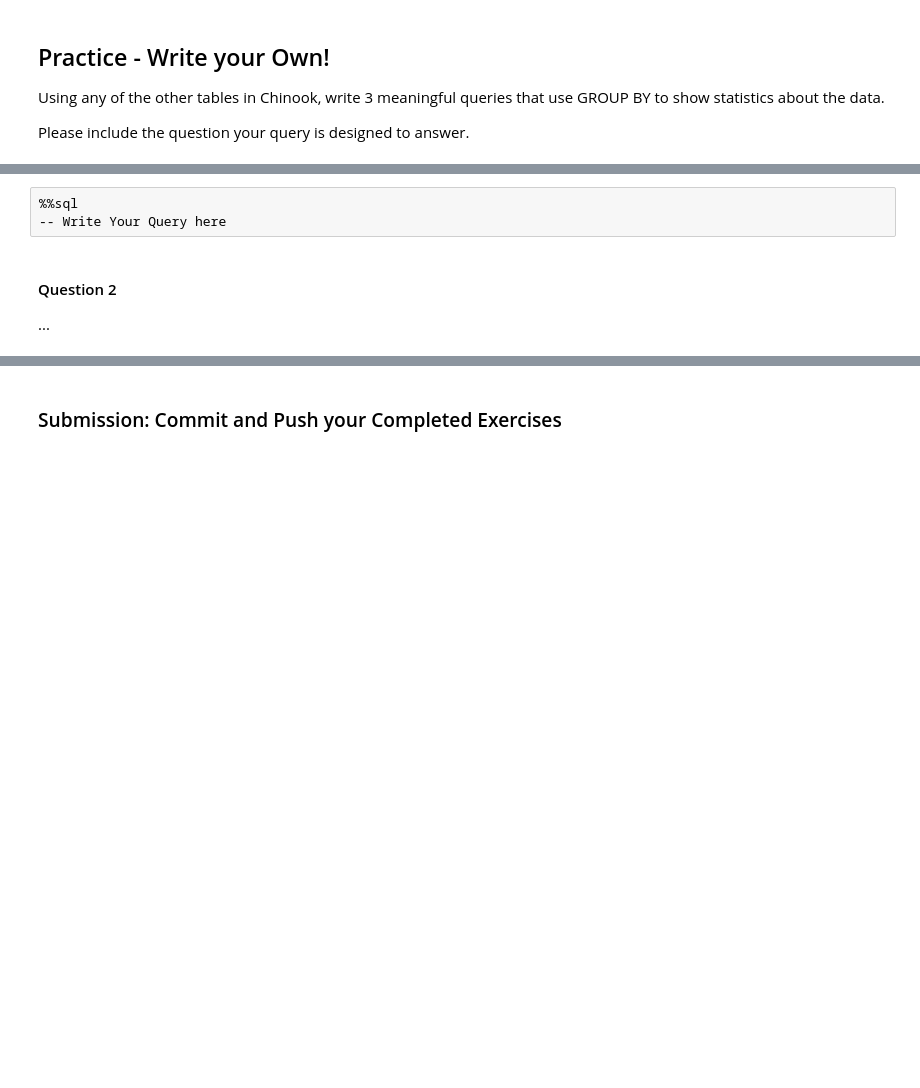
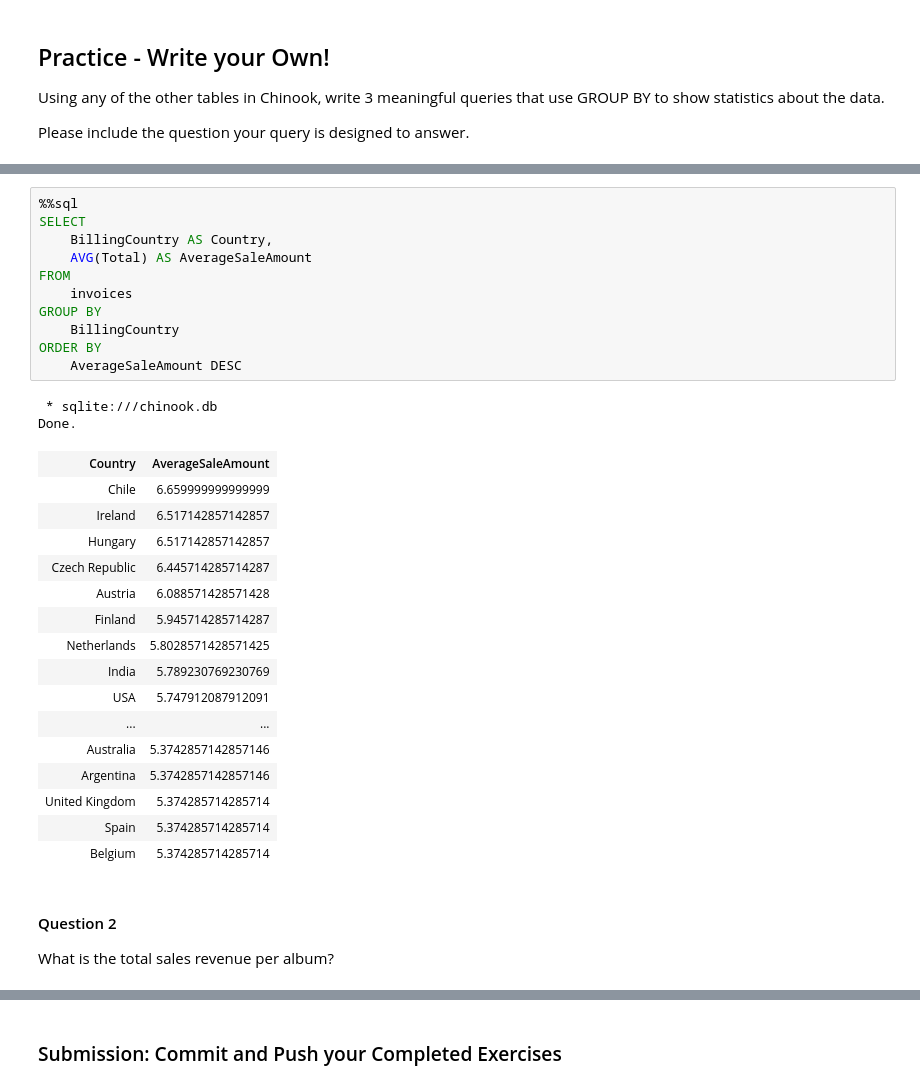
Before and after one commit to zakiayoubi/R11, a Jupyter notebook: Intro_to_SQL_2.ipynb, the cells around one changed output, grey strips where cells are left out. Saved outputs shown, nothing was run; the diff lists cells and outputs as text; blank space fills up the shorter version.

```diff
--- a/Intro_to_SQL_2.ipynb
+++ b/Intro_to_SQL_2.ipynb
@@ -128,8 +176,35 @@ Please include the question your query is designed to answer.
 # %%
 %%sql
--- Write Your Query here
+SELECT
+    BillingCountry AS Country,
+    AVG(Total) AS AverageSaleAmount
+FROM
+    invoices
+GROUP BY
+    BillingCountry
+ORDER BY
+    AverageSaleAmount DESC
+# %% [output]
+ * sqlite:///chinook.db
+Done.
+| Country | AverageSaleAmount |
+| Chile | 6.659999999999999 |
+| Ireland | 6.517142857142857 |
+| Hungary | 6.517142857142857 |
+| Czech Republic | 6.445714285714287 |
+| Austria | 6.088571428571428 |
+| Finland | 5.945714285714287 |
+| Netherlands | 5.8028571428571425 |
+| India | 5.789230769230769 |
+| USA | 5.747912087912091 |
+| ... | ... |
+| Australia | 5.3742857142857146 |
+| Argentina | 5.3742857142857146 |
+| United Kingdom | 5.374285714285714 |
+| Spain | 5.374285714285714 |
+| Belgium | 5.374285714285714 |
 # %% [markdown]
 #### Question 2
-...
+What is the total sales revenue per album?
 # %%
 %%sql
```
Also changed, not shown: parts of 10 cells of this notebook, 1 other file.
